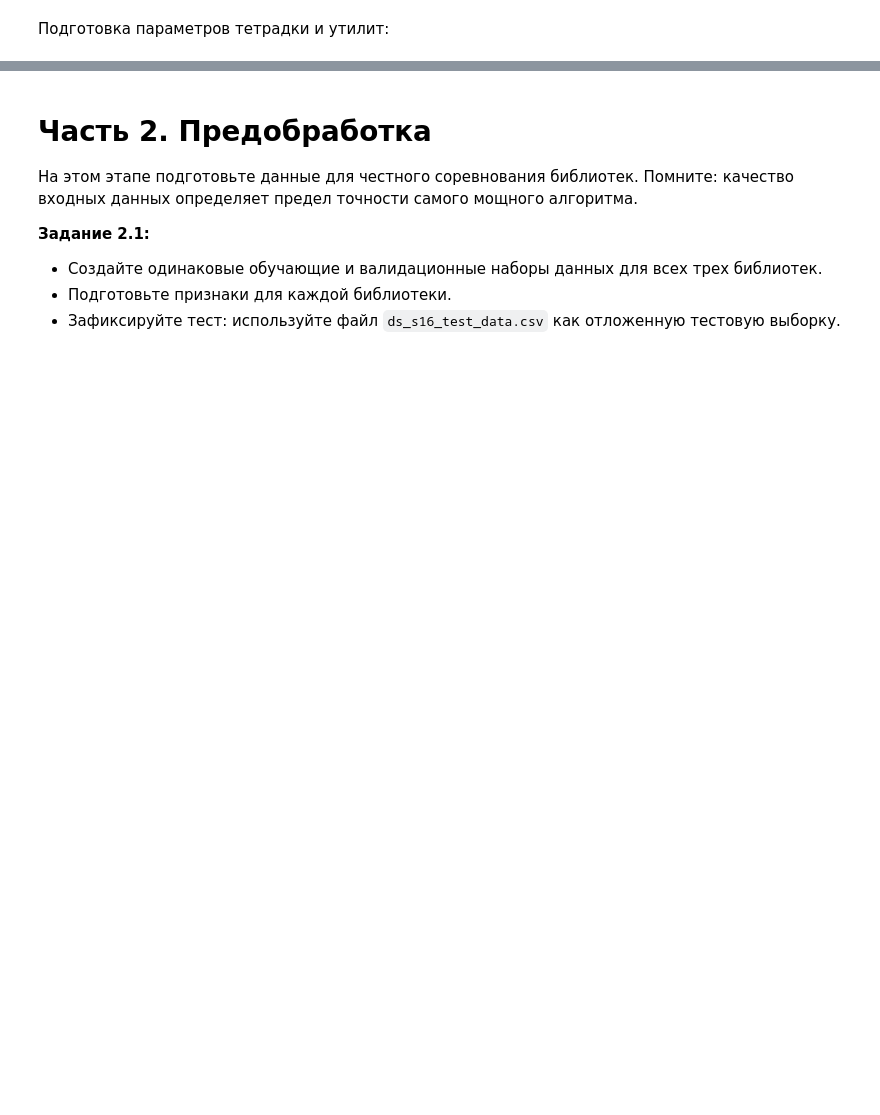
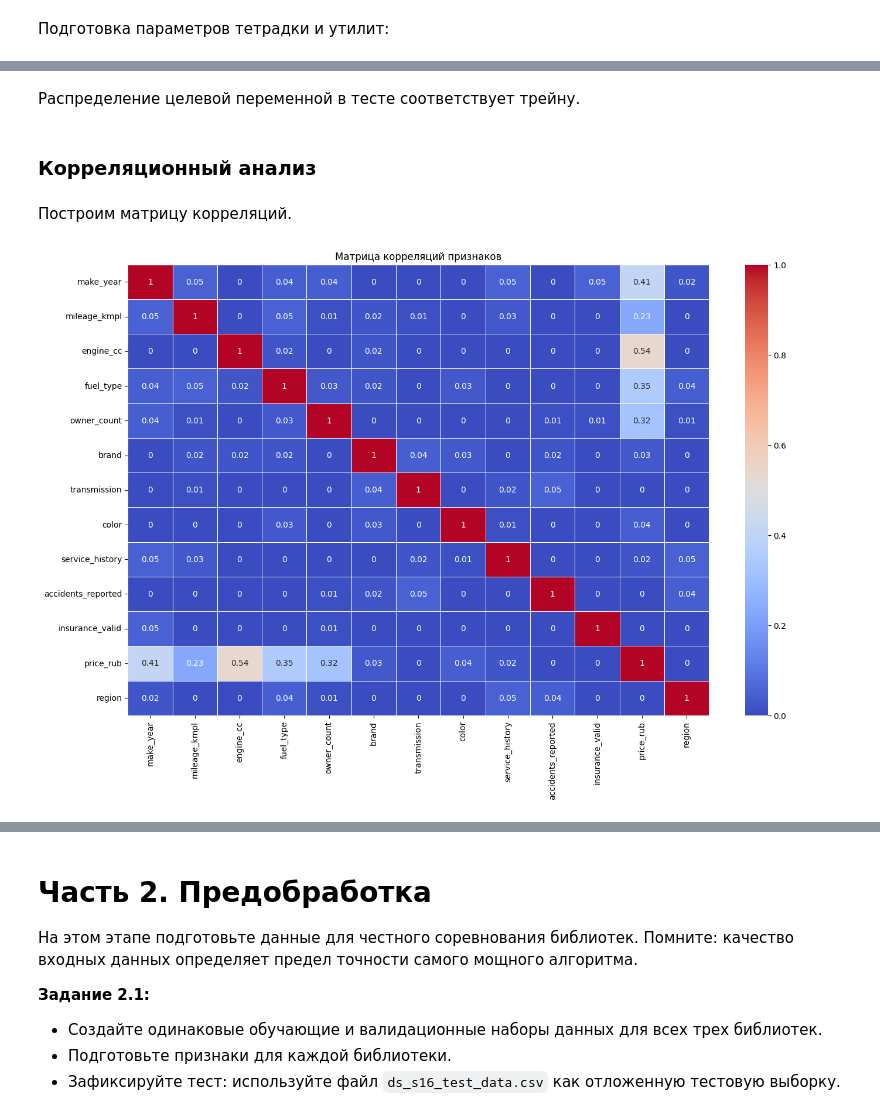
Before and after one commit to nikolai/practucum-wehicle-price-prediction, a Jupyter notebook: car_price_prediction.ipynb, the cells around one changed output, grey strips where cells are left out. Drawn from its saved outputs; the diff is of its cells as text; code cells hidden in the pictures; blank space fills up the shorter version.

```diff
--- a/car_price_prediction.ipynb
+++ b/car_price_prediction.ipynb
@@ -692,0 +886,12 @@ class GridSearchHelper:
+# %% [markdown]
+Распределение целевой переменной в тесте соответствует трейну.
+# %% [markdown]
+### Корреляционный анализ
+# %% [markdown]
+Построим матрицу корреляций.
+# %%
+full_corr_matrix = df_train.phik_matrix(interval_cols=['mileage_kmpl', 'engine_cc', 'price_rub'])
+corr_displayer = CorrelationDisplayer(full_corr_matrix)
+corr_displayer.draw_corr_matrix_full()
+# %% [output]
+[figure, added]
```
Also changed, not shown: parts of 50 cells of this notebook.
